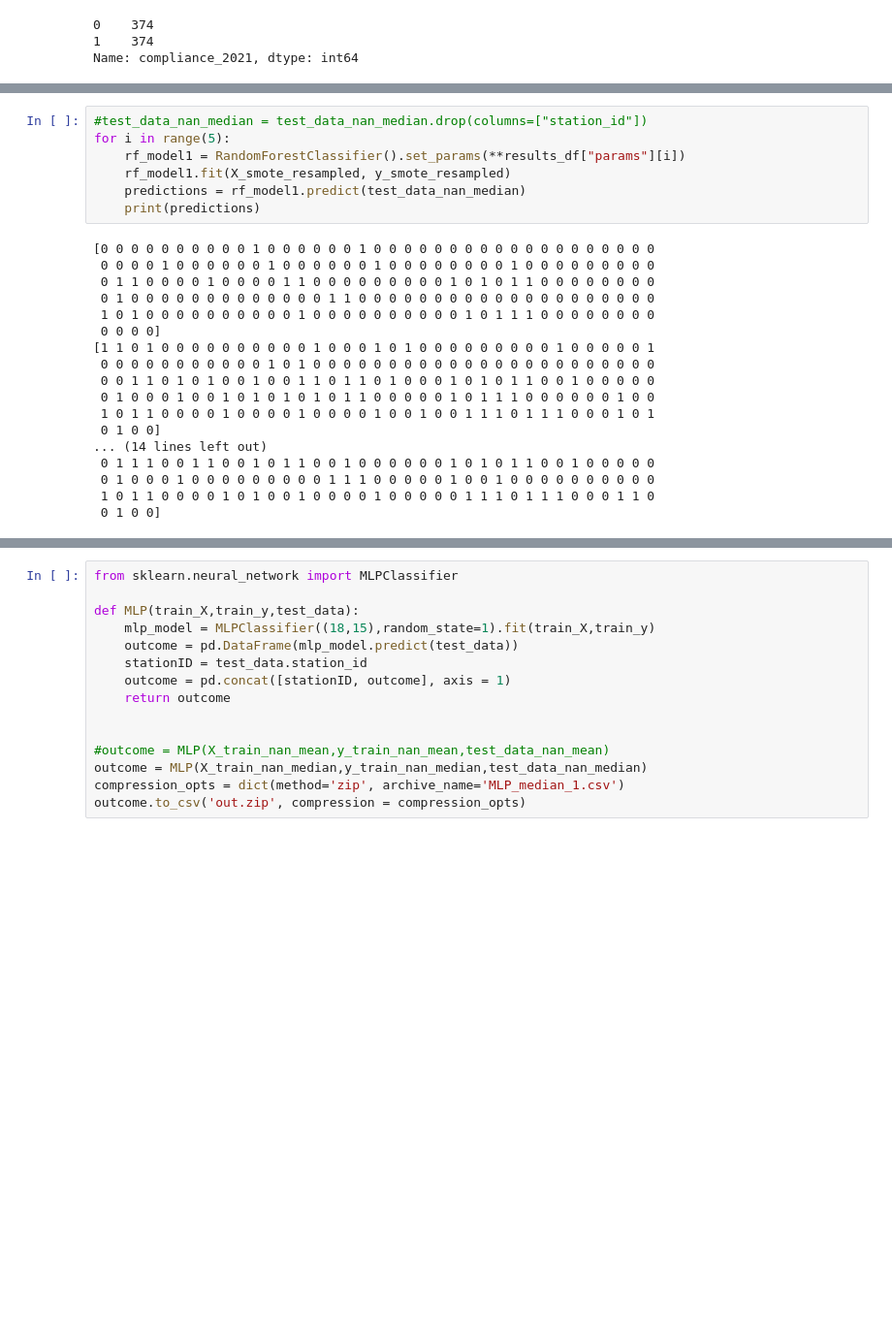
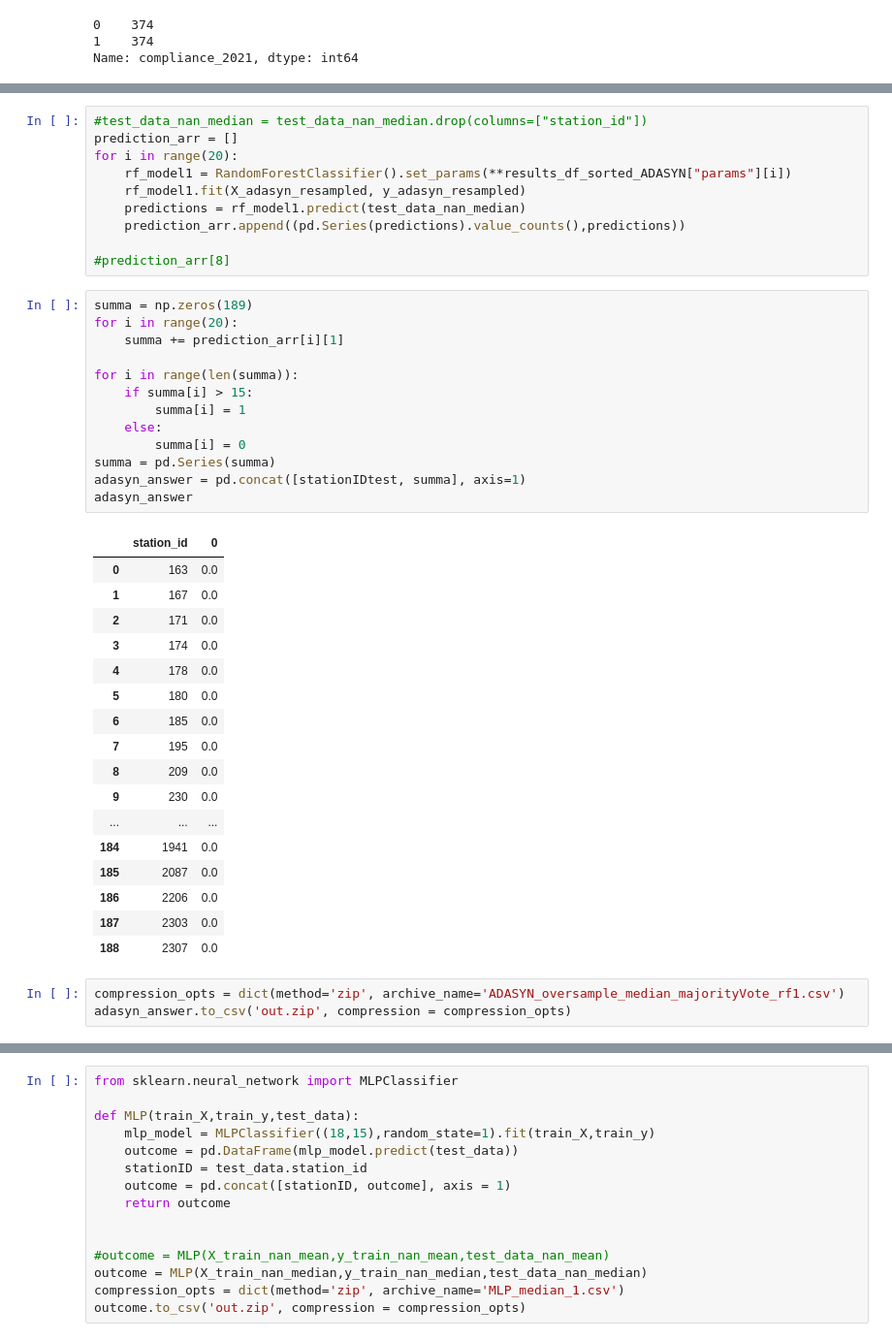
Before and after one commit to LauriKuresoo/WaterQuality, a Jupyter notebook: water-quality-checkpoint.ipynb, the cells around one changed output, grey strips where cells are left out. Shown at 97% size. Saved outputs shown, nothing was run; the diff lists cells and outputs as text; blank space fills up the shorter version.

```diff
--- a/water-quality-checkpoint.ipynb
+++ b/water-quality-checkpoint.ipynb
@@ -328,28 +371,47 @@ results_df_sorted
 # %%
 #test_data_nan_median = test_data_nan_median.drop(columns=["station_id"])
-for i in range(5):
-    rf_model1 = RandomForestClassifier().set_params(**results_df["params"][i])
-    rf_model1.fit(X_smote_resampled, y_smote_resampled)
+prediction_arr = []
+for i in range(20):
+    rf_model1 = RandomForestClassifier().set_params(**results_df_sorted_ADASYN["params"][i])
+    rf_model1.fit(X_adasyn_resampled, y_adasyn_resampled)
     predictions = rf_model1.predict(test_data_nan_median)
-    print(predictions)
+    prediction_arr.append((pd.Series(predictions).value_counts(),predictions))
+
+#prediction_arr[8]
-# %% [output]
-[0 0 0 0 0 0 0 0 0 0 1 0 0 0 0 0 0 1 0 0 0 0 0 0 0 0 0 0 0 0 0 0 0 0 0 0 0
- 0 0 0 0 1 0 0 0 0 0 0 1 0 0 0 0 0 0 1 0 0 0 0 0 0 0 0 1 0 0 0 0 0 0 0 0 0
- 0 1 1 0 0 0 0 1 0 0 0 0 1 1 0 0 0 0 0 0 0 0 0 1 0 1 0 1 1 0 0 0 0 0 0 0 0
- 0 1 0 0 0 0 0 0 0 0 0 0 0 0 0 1 1 0 0 0 0 0 0 0 0 0 0 0 0 0 0 0 0 0 0 0 0
- 1 0 1 0 0 0 0 0 0 0 0 0 0 1 0 0 0 0 0 0 0 0 0 0 1 0 1 1 1 0 0 0 0 0 0 0 0
- 0 0 0 0]
-[1 1 0 1 0 0 0 0 0 0 0 0 0 0 1 0 0 0 1 0 1 0 0 0 0 0 0 0 0 0 1 0 0 0 0 0 1
- 0 0 0 0 0 0 0 0 0 0 0 1 0 1 0 0 0 0 0 0 0 0 0 0 0 0 0 0 0 0 0 0 0 0 0 0 0
- 0 0 1 1 0 1 0 1 0 0 1 0 0 1 1 0 1 1 0 1 0 0 0 1 0 1 0 1 1 0 0 1 0 0 0 0 0
- 0 1 0 0 0 1 0 0 1 0 1 0 1 0 1 0 1 1 0 0 0 0 0 1 0 1 1 1 0 0 0 0 0 0 1 0 0
- 1 0 1 1 0 0 0 0 1 0 0 0 0 1 0 0 0 0 1 0 0 1 0 0 1 1 1 0 1 1 1 0 0 0 1 0 1
- 0 1 0 0]
-... (14 lines left out)
- 0 1 1 1 0 0 1 1 0 0 1 0 1 1 0 0 1 0 0 0 0 0 0 1 0 1 0 1 1 0 0 1 0 0 0 0 0
- 0 1 0 0 0 1 0 0 0 0 0 0 0 0 0 1 1 1 0 0 0 0 0 1 0 0 1 0 0 0 0 0 0 0 0 0 0
- 1 0 1 1 0 0 0 0 1 0 1 0 0 1 0 0 0 0 1 0 0 0 0 0 1 1 1 0 1 1 1 0 0 0 1 1 0
- 0 1 0 0]
+# %%
+summa = np.zeros(189)
+for i in range(20):
+    summa += prediction_arr[i][1]
+
+for i in range(len(summa)):
+    if summa[i] > 15:
+        summa[i] = 1
+    else:
+        summa[i] = 0
+summa = pd.Series(summa)
+adasyn_answer = pd.concat([stationIDtest, summa], axis=1)
+adasyn_answer
+# %% [output]
+|  | station_id | 0 |
+| 0 | 163 | 0.0 |
+| 1 | 167 | 0.0 |
+| 2 | 171 | 0.0 |
+| 3 | 174 | 0.0 |
+| 4 | 178 | 0.0 |
+| 5 | 180 | 0.0 |
+| 6 | 185 | 0.0 |
+| 7 | 195 | 0.0 |
+| 8 | 209 | 0.0 |
+| 9 | 230 | 0.0 |
+| ... | ... | ... |
+| 184 | 1941 | 0.0 |
+| 185 | 2087 | 0.0 |
+| 186 | 2206 | 0.0 |
+| 187 | 2303 | 0.0 |
+| 188 | 2307 | 0.0 |
+# %%
+compression_opts = dict(method='zip', archive_name='ADASYN_oversample_median_majorityVote_rf1.csv')
+adasyn_answer.to_csv('out.zip', compression = compression_opts)
 # %%
 rf_model1 = RandomForestClassifier().set_params(**results_df["params"][0])
 rf_model1.fit(X_smote_resampled, y_smote_resampled)
```
Also changed, not shown: parts of 36 cells of this notebook, 3 other files.
